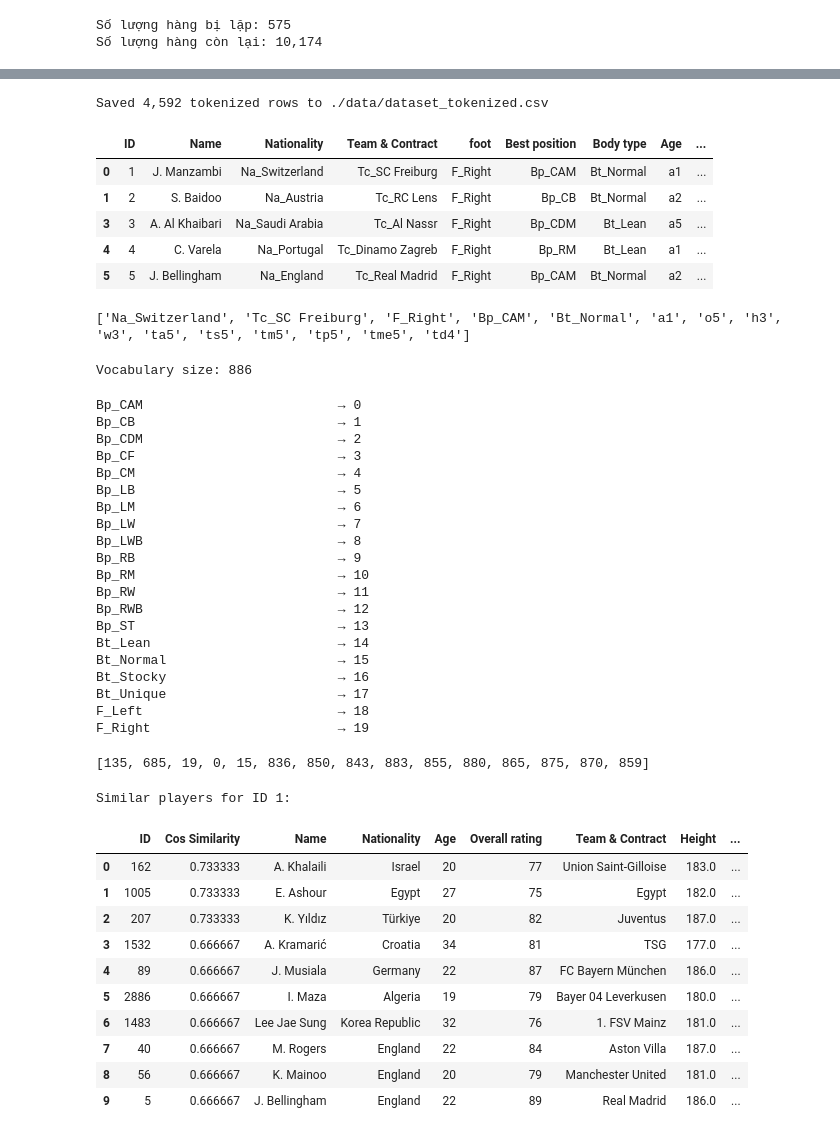
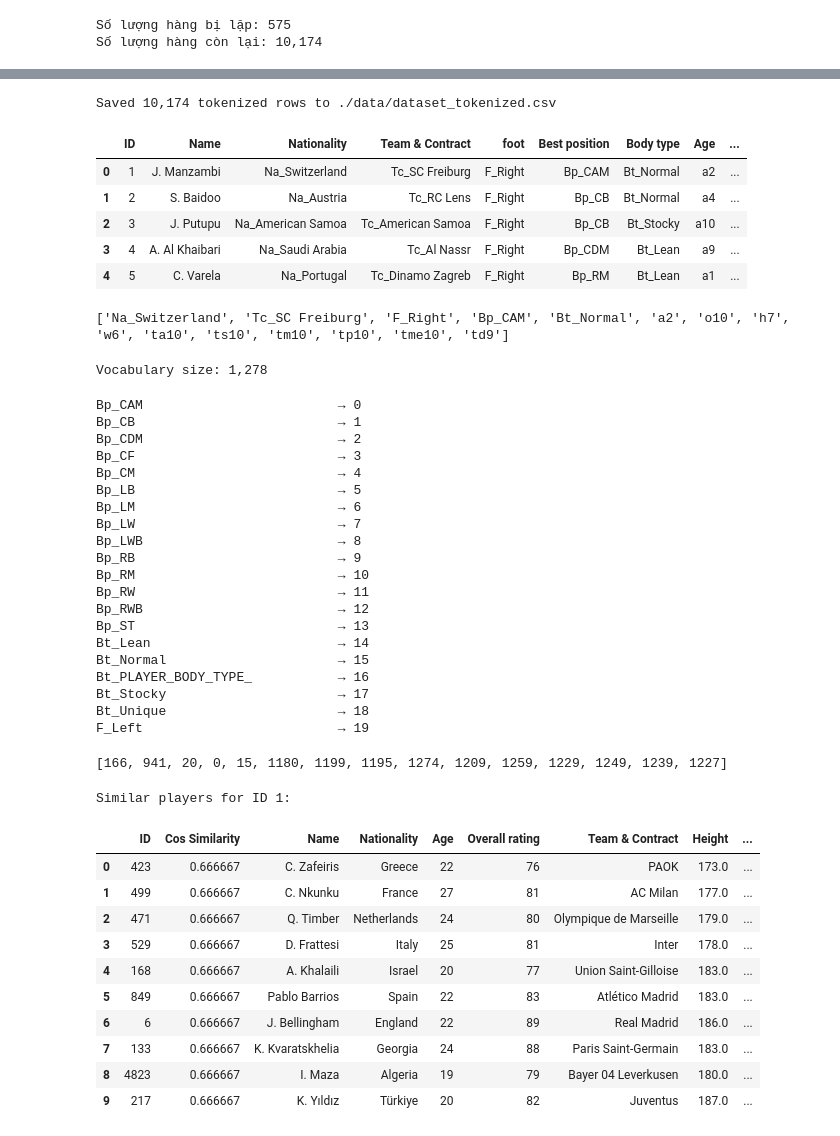
Before and after one commit to Cahoii/playerSimilarity_LDM, a Jupyter notebook: main.ipynb, the cells around one changed output, grey strips where cells are left out. Drawn from its saved outputs; the diff is of its cells as text; code cells hidden in the pictures.

Commit message:
refactor: re-index notebook execution counts and clean up dataset processing workflow

```diff
--- a/main.ipynb
+++ b/main.ipynb
@@ -82,11 +82,3 @@ else:
 # %% [output]
 Số lượng hàng bị lặp: 575
 Số lượng hàng còn lại: 10,174
-# %%
-# Lọc bỏ các cầu thủ có chứa chữ số trong tên (ví dụ: "14J. Putupu")
-rows_before_name_filter = len(df)
-
-df = df[~df["Name"].str.contains(r"\d", na=False)].copy()
-
-print(f"Removed {rows_before_name_filter - len(df):,} players with numbers in their name.")
-print(f"Remaining players: {len(df):,}")
@@ -96,3 +85,6 @@ Remaining players: 4,592
+# %%
+#Chuẩn hóa tên
+df["Name"] = df["Name"].str.replace(r"\d+", "", regex=True).str.strip()
 # %%
 def normalize_team(series):
     return (
@@ -245,7 +237,7 @@ for axis, column in zip(axes, numeric_columns):
     # Vẽ biểu đồ Histogram
     axis.hist(
         col_data,
-        bins=10,
+        bins=20,
         color="skyblue",
         edgecolor="black",
     )
@@ -306,40 +298,40 @@ for column, prefix in categorical_prefixes.items():
         .astype("string")
         .map(lambda value: f"{prefix}_{value}" if pd.notna(value) else "NA")
     )
 
 for column, prefix in numeric_prefixes.items():
     values = pd.to_numeric(df[column], errors="coerce")
     bin_numbers = pd.qcut(
         values,
-        q=5,
+        q=10,
         labels=False,
         duplicates="drop",
     )
     tokenized_df[column] = (
         bin_numbers.add(1)
         .astype("Int64")
         .astype("string")
         .radd(prefix)
         .fillna("NA")
     )
 
 tokenized_output_path = "./data/dataset_tokenized.csv"
 tokenized_df.to_csv(
     tokenized_output_path,
     index=False,
     encoding="utf-8-sig",
 )
 
 print(f"Saved {len(tokenized_df):,} tokenized rows to {tokenized_output_path}")
 tokenized_df.head()
 # %% [output]
-Saved 4,592 tokenized rows to ./data/dataset_tokenized.csv
+Saved 10,174 tokenized rows to ./data/dataset_tokenized.csv
 |  | ID | Name | Nationality | Team & Contract | foot | Best position | Body type | Age | ... |
-| 0 | 1 | J. Manzambi | Na_Switzerland | Tc_SC Freiburg | F_Right | Bp_CAM | Bt_Normal | a1 | ... |
-| 1 | 2 | S. Baidoo | Na_Austria | Tc_RC Lens | F_Right | Bp_CB | Bt_Normal | a2 | ... |
-| 3 | 3 | A. Al Khaibari | Na_Saudi Arabia | Tc_Al Nassr | F_Right | Bp_CDM | Bt_Lean | a5 | ... |
-| 4 | 4 | C. Varela | Na_Portugal | Tc_Dinamo Zagreb | F_Right | Bp_RM | Bt_Lean | a1 | ... |
-| 5 | 5 | J. Bellingham | Na_England | Tc_Real Madrid | F_Right | Bp_CAM | Bt_Normal | a2 | ... |
+| 0 | 1 | J. Manzambi | Na_Switzerland | Tc_SC Freiburg | F_Right | Bp_CAM | Bt_Normal | a2 | ... |
+| 1 | 2 | S. Baidoo | Na_Austria | Tc_RC Lens | F_Right | Bp_CB | Bt_Normal | a4 | ... |
+| 2 | 3 | J. Putupu | Na_American Samoa | Tc_American Samoa | F_Right | Bp_CB | Bt_Stocky | a10 | ... |
+| 3 | 4 | A. Al Khaibari | Na_Saudi Arabia | Tc_Al Nassr | F_Right | Bp_CDM | Bt_Lean | a9 | ... |
+| 4 | 5 | C. Varela | Na_Portugal | Tc_Dinamo Zagreb | F_Right | Bp_RM | Bt_Lean | a1 | ... |
 # %%
 # Create a bag of tokens for each player.
 # ID and Name are kept as identifiers but excluded from training.
@@ -369,7 +361,7 @@ player_bags = tokenized_df[training_columns].apply(
 
 print(player_bags.iloc[0])
 # %% [output]
-['Na_Switzerland', 'Tc_SC Freiburg', 'F_Right', 'Bp_CAM', 'Bt_Normal', 'a1', 'o5', 'h3', 'w3', 'ta5', 'ts5', 'tm5', 'tp5', 'tme5', 'td4']
+['Na_Switzerland', 'Tc_SC Freiburg', 'F_Right', 'Bp_CAM', 'Bt_Normal', 'a2', 'o10', 'h7', 'w6', 'ta10', 'ts10', 'tm10', 'tp10', 'tme10', 'td9']
 # %%
 from collections import Counter
 
@@ -392,7 +384,7 @@ id_to_token = {
 
 print(f"Vocabulary size: {len(vocabulary):,}")
 # %% [output]
-Vocabulary size: 886
+Vocabulary size: 1,278
 # %%
 for token, token_id in list(token_to_id.items())[:20]:
     print(f"{token:<30} → {token_id}")
@@ -413,10 +405,10 @@ Bp_RWB                         → 12
 Bp_ST                          → 13
 Bt_Lean                        → 14
 Bt_Normal                      → 15
-Bt_Stocky                      → 16
-Bt_Unique                      → 17
-F_Left                         → 18
-F_Right                        → 19
+Bt_PLAYER_BODY_TYPE_           → 16
+Bt_Stocky                      → 17
+Bt_Unique                      → 18
+F_Left                         → 19
 # %%
 encoded_player_bags = player_bags.apply(
     lambda bag: [
@@ -427,7 +419,7 @@ encoded_player_bags = player_bags.apply(
 
 print(encoded_player_bags.iloc[0])
 # %% [output]
-[135, 685, 19, 0, 15, 836, 850, 843, 883, 855, 880, 865, 875, 870, 859]
+[166, 941, 20, 0, 15, 1180, 1199, 1195, 1274, 1209, 1259, 1229, 1249, 1239, 1227]
 # %%
 import numpy as np
 from sklearn.metrics.pairwise import cosine_similarity
@@ -471,16 +463,16 @@ find_similar_players(query_id, top_n=10)
 # %% [output]
 Similar players for ID 1:
 |  | ID | Cos Similarity | Name | Nationality | Age | Overall rating | Team & Contract | Height | ... |
-| 0 | 162 | 0.733333 | A. Khalaili | Israel | 20 | 77 | Union Saint-Gilloise | 183.0 | ... |
-| 1 | 1005 | 0.733333 | E. Ashour | Egypt | 27 | 75 | Egypt | 182.0 | ... |
-| 2 | 207 | 0.733333 | K. Yıldız | Türkiye | 20 | 82 | Juventus | 187.0 | ... |
-| 3 | 1532 | 0.666667 | A. Kramarić | Croatia | 34 | 81 | TSG | 177.0 | ... |
-| 4 | 89 | 0.666667 | J. Musiala | Germany | 22 | 87 | FC Bayern München | 186.0 | ... |
-| 5 | 2886 | 0.666667 | I. Maza | Algeria | 19 | 79 | Bayer 04 Leverkusen | 180.0 | ... |
-| 6 | 1483 | 0.666667 | Lee Jae Sung | Korea Republic | 32 | 76 | 1. FSV Mainz | 181.0 | ... |
-| 7 | 40 | 0.666667 | M. Rogers | England | 22 | 84 | Aston Villa | 187.0 | ... |
-| 8 | 56 | 0.666667 | K. Mainoo | England | 20 | 79 | Manchester United | 181.0 | ... |
-| 9 | 5 | 0.666667 | J. Bellingham | England | 22 | 89 | Real Madrid | 186.0 | ... |
+| 0 | 423 | 0.666667 | C. Zafeiris | Greece | 22 | 76 | PAOK | 173.0 | ... |
+| 1 | 499 | 0.666667 | C. Nkunku | France | 27 | 81 | AC Milan | 177.0 | ... |
+| 2 | 471 | 0.666667 | Q. Timber | Netherlands | 24 | 80 | Olympique de Marseille | 179.0 | ... |
+| 3 | 529 | 0.666667 | D. Frattesi | Italy | 25 | 81 | Inter | 178.0 | ... |
+| 4 | 168 | 0.666667 | A. Khalaili | Israel | 20 | 77 | Union Saint-Gilloise | 183.0 | ... |
+| 5 | 849 | 0.666667 | Pablo Barrios | Spain | 22 | 83 | Atlético Madrid | 183.0 | ... |
+| 6 | 6 | 0.666667 | J. Bellingham | England | 22 | 89 | Real Madrid | 186.0 | ... |
+| 7 | 133 | 0.666667 | K. Kvaratskhelia | Georgia | 24 | 88 | Paris Saint-Germain | 183.0 | ... |
+| 8 | 4823 | 0.666667 | I. Maza | Algeria | 19 | 79 | Bayer 04 Leverkusen | 180.0 | ... |
+| 9 | 217 | 0.666667 | K. Yıldız | Türkiye | 20 | 82 | Juventus | 187.0 | ... |
 # %%
 # Store player embeddings in SQLite for SQL-based similarity queries.
 database_path = "./data/player_embeddings.db"
```
Also changed, not shown: parts of 9 cells of this notebook.
